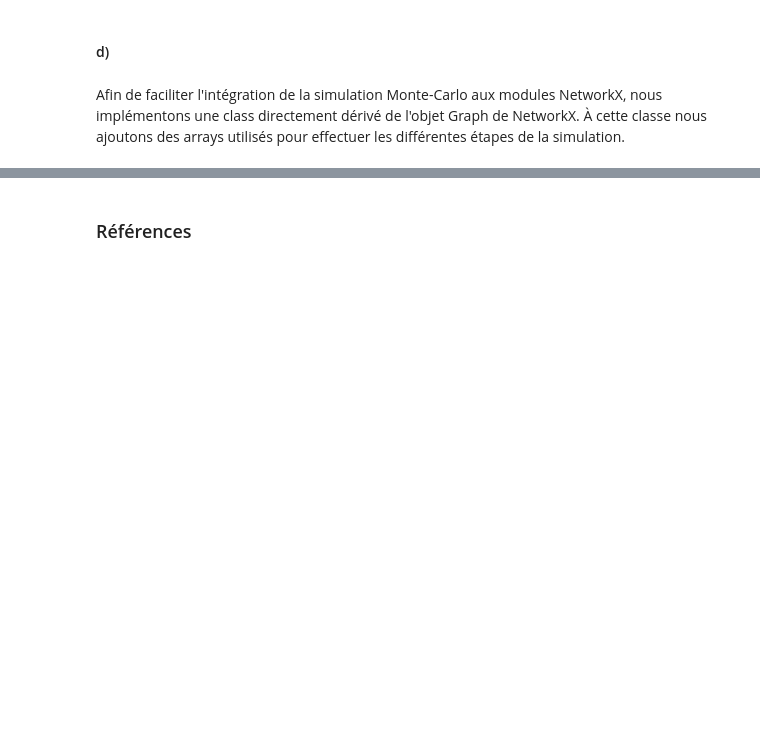
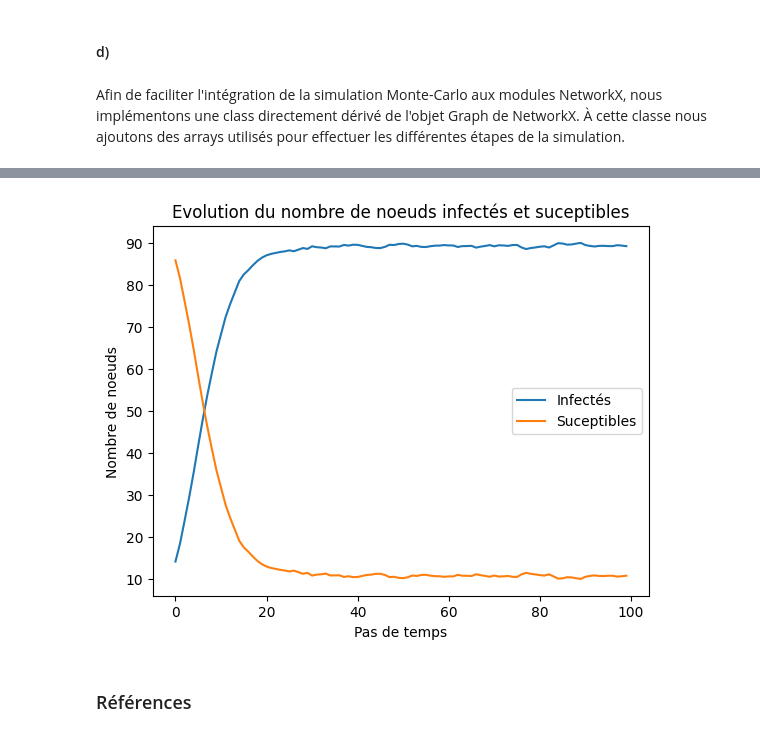
Before and after one commit to thcha67/tp_phys_num, a Jupyter notebook: TP4_ThomasC_SimonG_LaurentE/TP4_ThomasC_SimonG_LaurentE.ipynb, the cells around one changed output, grey strips where cells are left out. Drawn from its saved outputs; the diff is of its cells as text; code cells hidden in the pictures; blank space fills up the shorter version.

```diff
--- a/TP4_ThomasC_SimonG_LaurentE/TP4_ThomasC_SimonG_LaurentE.ipynb
+++ b/TP4_ThomasC_SimonG_LaurentE/TP4_ThomasC_SimonG_LaurentE.ipynb
@@ -716,3 +716,47 @@ Ecart-type du nombre de noeuds suceptibles : 3.19
+# %%
+# Set the random seed for reproducibility
+np.random.seed(0)
+
+nb_simulations = 100
+nb_steps = 100
+nb_infected_nodes_at_t = np.zeros(nb_simulations)
+nb_healthy_nodes_at_t = np.zeros(nb_simulations)
+nb_infected_nodes = np.zeros(nb_steps)
+nb_healthy_nodes= np.zeros(nb_steps)
+
+massive_array_of_graphs = np.zeros(nb_simulations, dtype=SIS)
+
+# We create a SIS object for each simulation
+for i in range(nb_simulations):
+    graph = SIS("data/reseau.adj", 0.05, 0.1)
+    graph.init_infected(0.1)
+    massive_array_of_graphs[i] = graph
+
+for t in range(nb_steps):
+    # On simule une itération du modèle SIS pour chaque graph
+    for i, graph in enumerate(massive_array_of_graphs):
+        # On simule une itération du modèle SIS
+        graph.simulate_one_iteration()
+
+        nb_infected_nodes_at_t[i] = graph.get_nb_infected_nodes()
+        nb_healthy_nodes_at_t[i] = graph.get_nb_healthy_nodes()
+
+    # On met à jour le tableau des noeuds
+    nb_infected_nodes[t] = np.mean(nb_infected_nodes_at_t)
+    nb_healthy_nodes[t] = np.mean(nb_healthy_nodes_at_t)
+    # On réinitialise le tableau temporaire
+    nb_healthy_nodes_at_t[:] = 0
+    nb_infected_nodes_at_t[:] = 0
+
+plt.plot(nb_infected_nodes, label="Infectés")
+plt.plot(nb_healthy_nodes, label="Suceptibles")
+plt.title("Evolution du nombre de noeuds infectés et suceptibles")
+plt.xlabel("Pas de temps")
+plt.ylabel("Nombre de noeuds")
+plt.legend()
+plt.show()
+# %% [output]
+[figure, added]
 # %% [markdown]
 ### Références
 # %% [markdown]
```
Also changed, not shown: parts of 4 cells of this notebook.
